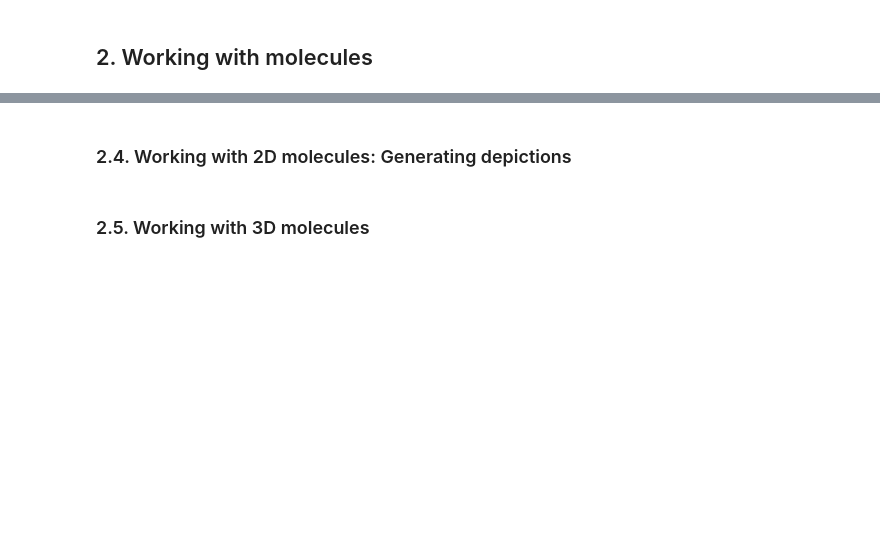
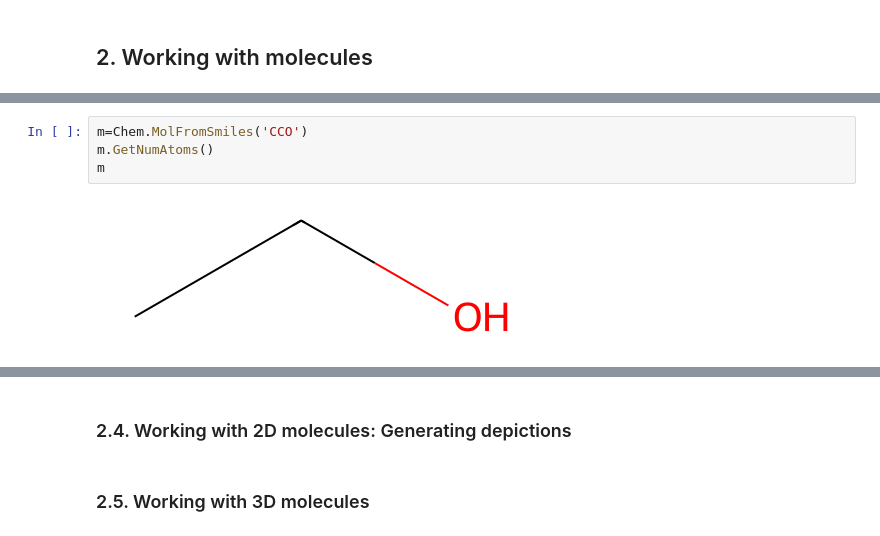
Before and after one commit to wehs7661/demos_hub, a Jupyter notebook: notebooks/RDKit.ipynb, the cells around one changed output, grey strips where cells are left out. Cells and saved outputs as stored; diff of their text form; blank space fills up the shorter version.

```diff
--- a/RDKit.ipynb
+++ b/notebooks/RDKit.ipynb
@@ -296,0 +414,6 @@ with Chem.SDWriter('data/foo.sdf') as w:
+# %%
+m=Chem.MolFromSmiles('CCO')
+m.GetNumAtoms()
+m
+# %% [output]
+[figure, added]
```
Also changed, not shown: parts of 64 cells of this notebook.
